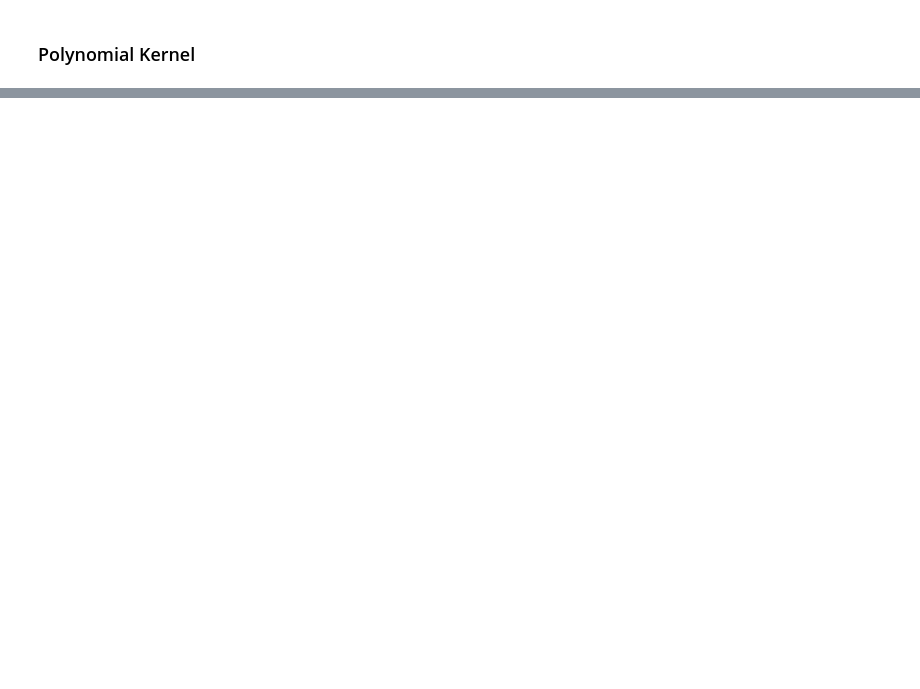
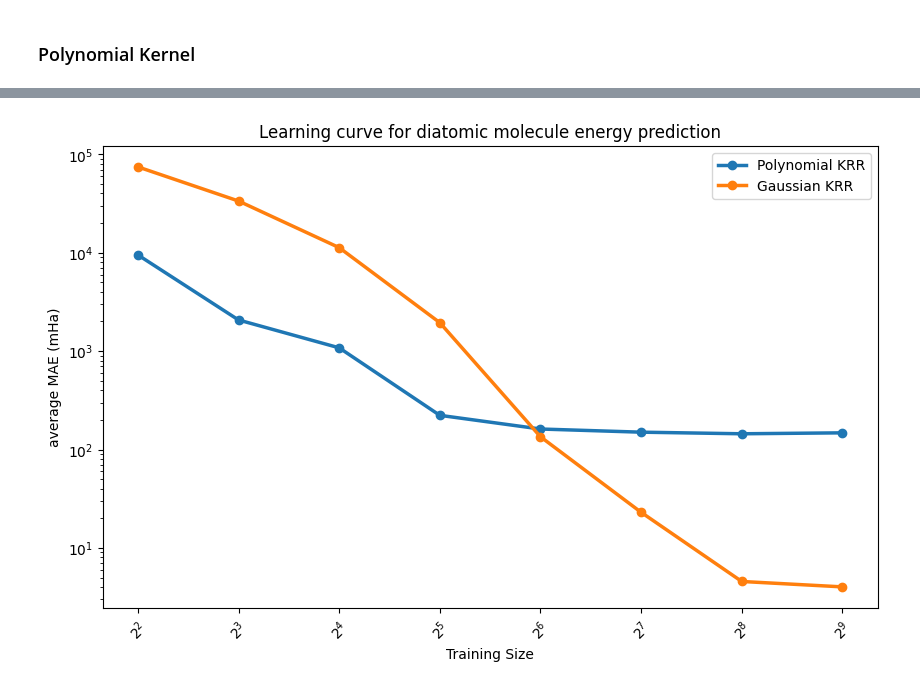
Before and after one commit to GabrielWu2004/Alchemical_Normal_Modes, a Jupyter notebook: ML_with_ANM/ML_code/ML_Diatomic.ipynb, the cells around one changed output, grey strips where cells are left out. Drawn from its saved outputs; the diff is of its cells as text; code cells hidden in the pictures; blank space fills up the shorter version.

Commit message:
fixed diatomic learning curve

```diff
--- a/ML_with_ANM/ML_code/ML_Diatomic.ipynb
+++ b/ML_with_ANM/ML_code/ML_Diatomic.ipynb
@@ -721,31 +904,31 @@ def evaluate_performance(model, X, y, num_training_sample, num_trials):
         X_train, X_val, y_train, y_val = train_test_split(X, y, test_size=test_size, shuffle=True, random_state=i)
         model.fit(X_train, y_train)
         y_pred = model.predict(X_val)
-        error = np.sqrt(mean_squared_error(y_val, y_pred)) # Root mean squared error
+        error = mean_absolute_error(y_val, y_pred) # Root mean squared error
         errors.append(error)
 
     average_error = np.mean(errors)
-    std_dev_error = np.std(errors)
+    std_dev_error = np.std(errors)/np.sqrt(num_trials)
     return average_error, std_dev_error
 # %% [markdown]
 ### Gaussian Kernel ###
 # %%
 # Gaussian Kernel
 
-best_params_gaussian_KRR = {'alpha': 2.45e-11, 'gamma': 0.005, 'kernel': 'rbf'}
+best_params_gaussian_KRR = {'alpha': 2.0691380811147902e-08, 'gamma': 0.051578947368421044, 'kernel': 'rbf'}
 gaussian_KRR_model = KernelRidge(**best_params_gaussian_KRR)
 
-columns = ['training size', 'average RMSE', 'standard deviation']
+columns = ['training size', 'average MAE (mHa)', 'standard deviation (mHa)']
 model_performance_gaussian_KRR = pd.DataFrame(columns=columns)
 
-training_size = [i for i in range(1, 21)]
+training_size = [2**i for i in range(2, 10)]
 num_trials = 20
 
 for num_training_sample in training_size:
     index = num_training_sample - 1
     average_error, std_dev_error = evaluate_performance(gaussian_KRR_model, X, y, num_training_sample, num_trials)
     model_performance_gaussian_KRR.at[index, 'training size'] = num_training_sample
-    model_performance_gaussian_KRR.at[index, 'average RMSE'] = average_error
-    model_performance_gaussian_KRR.at[index, 'standard deviation'] = std_dev_error/np.sqrt(num_trials)
+    model_performance_gaussian_KRR.at[index, 'average MAE (mHa)'] = average_error * 1000
+    model_performance_gaussian_KRR.at[index, 'standard deviation (mHa)'] = std_dev_error * 1000
 
 display(model_performance_gaussian_KRR)
@@ -752,13 +945,13 @@ display(model_performance_gaussian_KRR)
 # %% [markdown]
 ### Polynomial Kernel ###
 # %%
-best_params_poly_KRR = {'alpha': 1.2742749857031348e-07, 'coef0': 188.0, 'degree': 4, 'kernel': 'poly'}
+best_params_poly_KRR = {'alpha': 0.01473684210526316, 'coef0': 673.6842105263158, 'degree': 4, 'kernel': 'poly'}
 poly_KRR_model = KernelRidge(**best_params_poly_KRR)
 
-columns = ['training size', 'average RMSE', 'standard deviation']
+columns = ['training size', 'average MAE (mHa)', 'standard deviation (mHa)']
 model_performance_poly_KRR = pd.DataFrame(columns=columns)
 
-training_size = [i for i in range(1, 21)]
+training_size = [2**i for i in range(2, 10)]
 num_trials = 20
 
 with warnings.catch_warnings():
@@ -767,7 +960,7 @@ with warnings.catch_warnings():
         index = num_training_sample - 1
         average_error, std_dev_error = evaluate_performance(poly_KRR_model, X, y, num_training_sample, num_trials)
         model_performance_poly_KRR.at[index, 'training size'] = num_training_sample
-        model_performance_poly_KRR.at[index, 'average RMSE'] = average_error
-        model_performance_poly_KRR.at[index, 'standard deviation'] = std_dev_error/np.sqrt(num_trials)
+        model_performance_poly_KRR.at[index, 'average MAE (mHa)'] = average_error * 1000
+        model_performance_poly_KRR.at[index, 'standard deviation (mHa)'] = std_dev_error * 1000
 
 display(model_performance_poly_KRR)
@@ -799,34 +1002,36 @@ display(model_performance_poly_KRR)
 # %%
 # No error bar
 # Set figure size
 plt.figure(figsize=(10, 6))
 
 # Load the data
 x = model_performance_poly_KRR['training size']
-y1 = model_performance_poly_KRR['average RMSE']
-y2 = model_performance_gaussian_KRR['average RMSE']
+y1 = model_performance_poly_KRR['average MAE (mHa)']
+y2 = model_performance_gaussian_KRR['average MAE (mHa)']
 
 # Plotting
 plt.plot(x, y1, label='Polynomial KRR', marker='o', linestyle='-', linewidth=2.5)
 plt.plot(x, y2, label='Gaussian KRR', marker='o', linestyle='-', linewidth=2.5)
 
 # Customize the x label
 plt.xticks(range(1, 21), rotation=45, ha='center')
 plt.gca().xaxis.set_tick_params(which='both', labelbottom=True)
 
 # Customize the plot
 plt.title('Learning curve for diatomic molecule energy prediction')
 plt.xlabel('Training Size')
-plt.ylabel('Average RMSE [Ha] (log)')
+plt.ylabel('average MAE (mHa)')
 plt.legend()
 
 # Create log scale
 plt.xscale('log', base=2)
 plt.yscale('log')
 
 # Display the plot
 plt.savefig('../Graph/[Diatomic] learning_curve_no_error_bar.png', dpi=300)
 plt.show()
+# %% [output]
+[figure, added]
 # %%
 # With error bar
 # Set figure size
```
Also changed, not shown: parts of 30 cells of this notebook, 4 other files.
